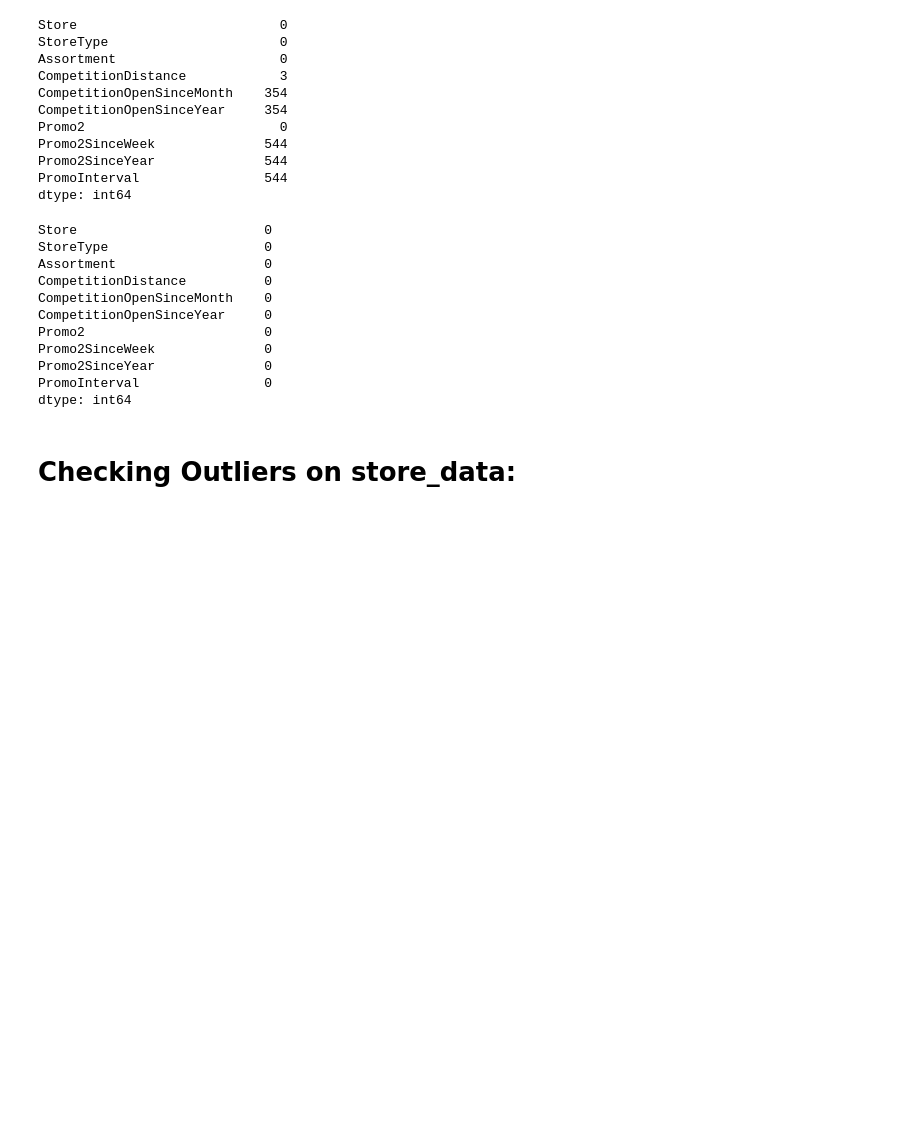
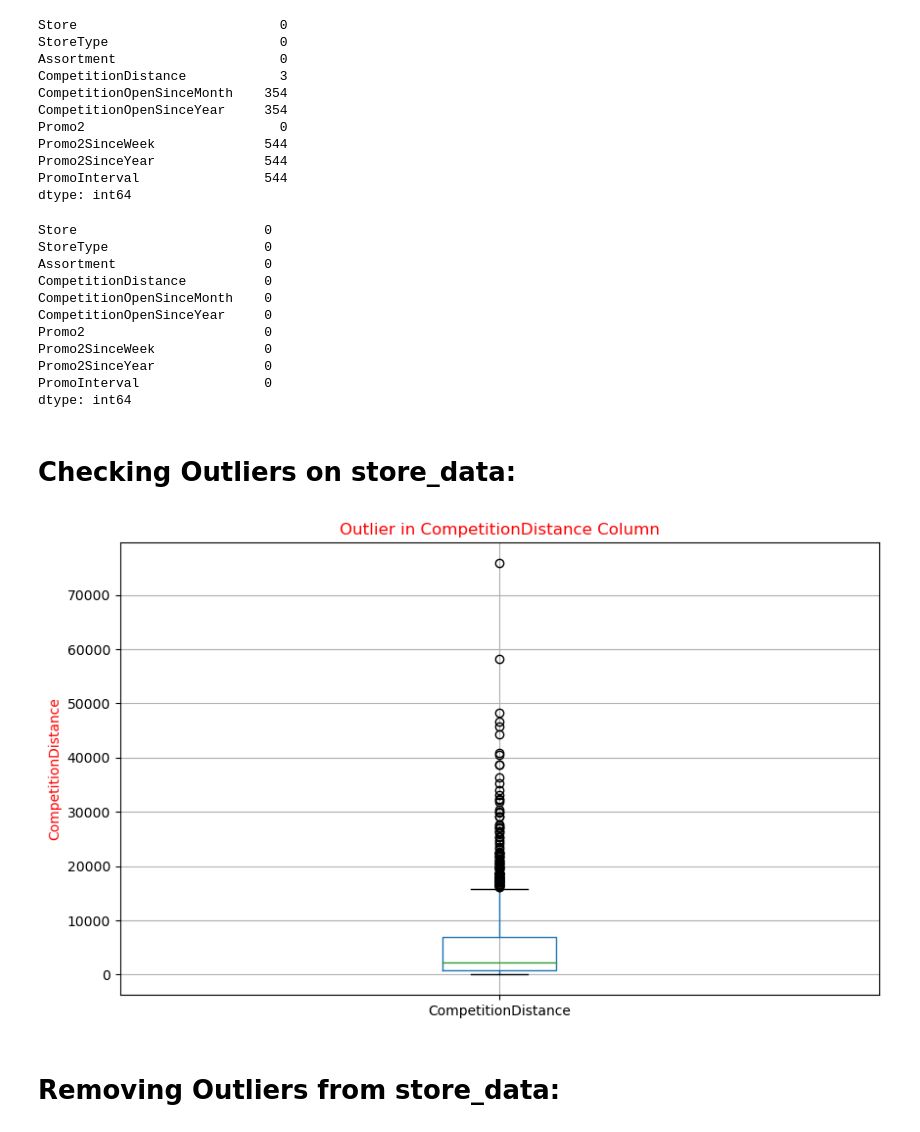
Before and after one commit to analysis86/Pharmaceutical-Sales-Prediction-Across-Multiple-Stores, a Jupyter notebook: NoteBook/Task 1- Exploration of customer purchasing behaviour.ipynb, the cells around one changed output. Drawn from its saved outputs; the diff is of its cells as text; code cells hidden in the pictures; blank space fills up the shorter version.

Commit message:
add data

```diff
--- a/NoteBook/Task 1- Exploration of customer purchasing behaviour.ipynb
+++ b/NoteBook/Task 1- Exploration of customer purchasing behaviour.ipynb
@@ -322,3 +322,13 @@ PromoInterval                0
 dtype: int64
 # %% [markdown]
 # Checking Outliers on store_data:
+# %%
+plt.figure(figsize=(10, 6))  # Adjust the figure size if needed
+store_data.boxplot(column='CompetitionDistance')
+plt.title('Outlier in CompetitionDistance Column',color='red')
+plt.ylabel('CompetitionDistance',color='red')
+plt.show()
+# %% [output]
+[figure, added]
+# %% [markdown]
+# Removing Outliers from store_data:
```
Also changed, not shown: parts of 66 cells of this notebook, 5 other files.
